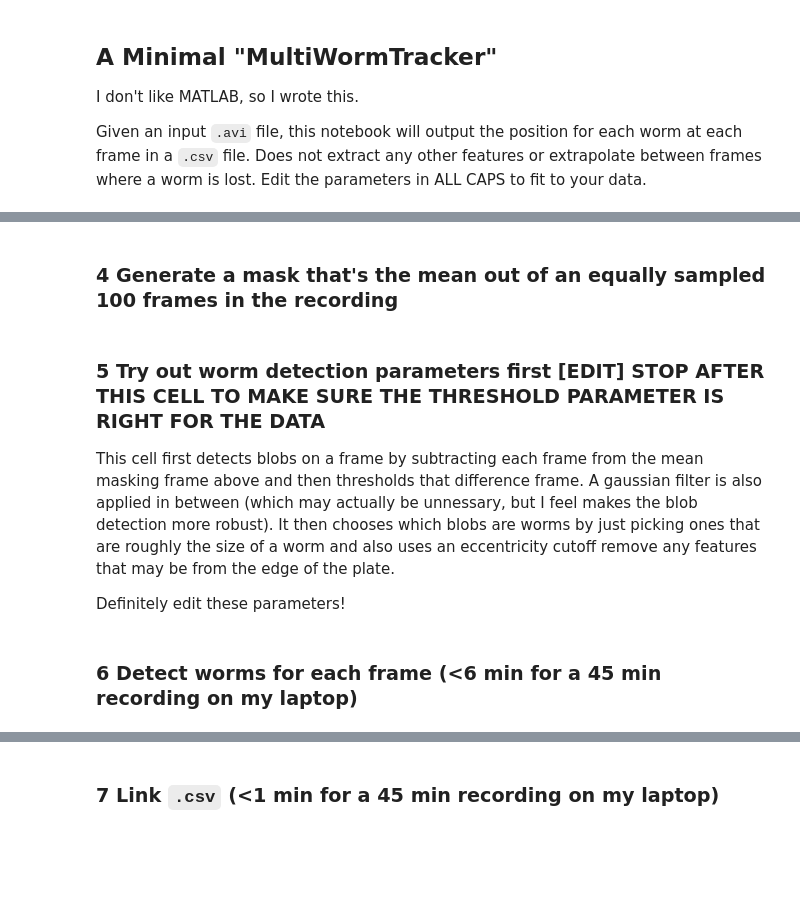
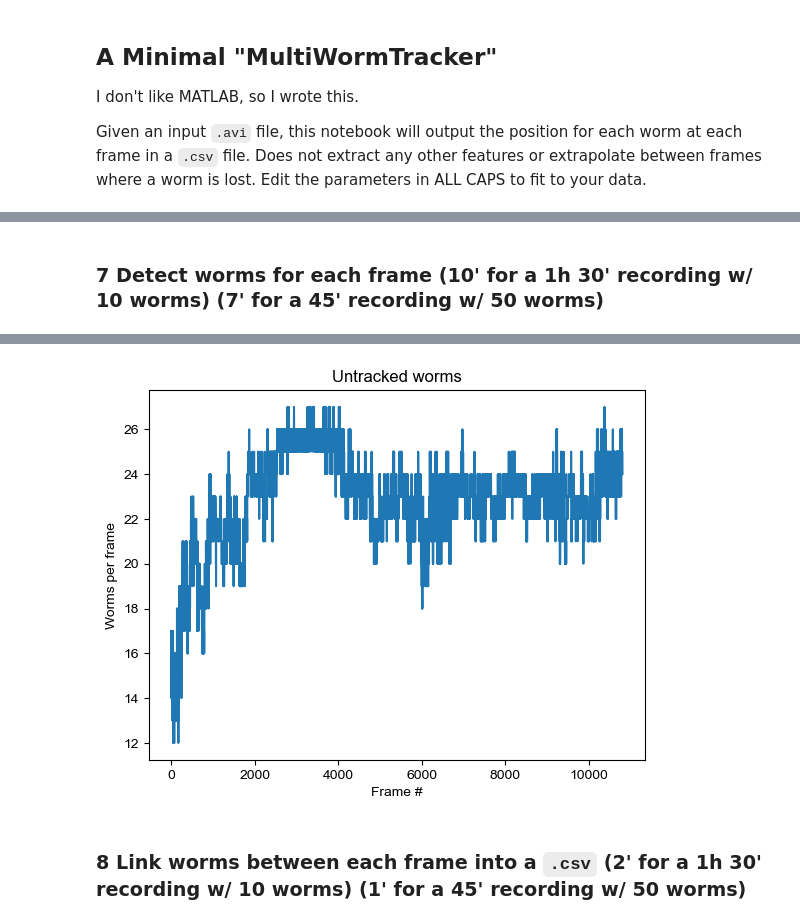
Before and after one commit to azwang10/multi-worm-tracker, a Jupyter notebook: multiwormtracker.ipynb, the cells around one changed output, grey strips where cells are left out. Drawn from its saved outputs; the diff is of its cells as text; code cells hidden in the pictures; blank space fills up the shorter version.

```diff
--- a/multiwormtracker.ipynb
+++ b/multiwormtracker.ipynb
@@ -34,35 +93,8 @@ convert_to_tif(INPUT_AVI, scratch_dir, FRAME_LIMIT)
-# %% [markdown]
-### 4 Generate a mask that's the mean out of an equally sampled 100 frames in the recording
-# %%
-%%time
-
-#comment if not needed
-make_mask(scratch_dir)
-
-#for plotting
-mask = show_mask(scratch_dir)
-# %% [markdown]
-### 5 Try out worm detection parameters first [EDIT] STOP AFTER THIS CELL TO MAKE SURE THE THRESHOLD PARAMETER IS RIGHT FOR THE DATA
-
-This cell first detects blobs on a frame by subtracting each frame from the mean masking frame above and then thresholds that difference frame. A gaussian filter is also applied in between (which may actually be unnessary, but I feel makes the blob detection more robust). It then chooses which blobs are worms by just picking ones that are roughly the size of a worm and also uses an eccentricity cutoff remove any features that may be from the edge of the plate.
-
-Definitely edit these parameters!
-# %%
-#EDIT
-SIGMA = 2 #can just be kept as two
-THRESHOLD = 12 #THE MOST IMPORTANT PARAMETER AND NEEDS TO BE ADJUSTED FOR EACH VIDEO TO MAKE THE AVERAGE AREA OF A WORM ROUGHLY 100 px
-#I'VE BEEN PICKING EVEN NUMBERS BETWEEN 8 and 14
-AREA_RANGE = (25, 175) #can just be kept in this range
-ECCENTRICITY_RANGE = (0, 0.99) #can also just be kept in this range (just meant to cut out any plate artifacts)
-
-check_params(scratch_dir, mask, SIGMA, THRESHOLD, AREA_RANGE, ECCENTRICITY_RANGE, rows=10)
 # %% [markdown]
-### 6 Detect worms for each frame (<6 min for a 45 min recording on my laptop)
+### 7 Detect worms for each frame (10' for a 1h 30' recording w/ 10 worms) (7' for a 45' recording w/ 50 worms)
 # %%
 %%time
 
-#comment if not needed
-detect_worms(scratch_dir, mask, SIGMA, THRESHOLD, AREA_RANGE, ECCENTRICITY_RANGE)
-
-#for plotting
+detect_worms(scratch_dir, mask, THRESHOLD, SIGMA, AREA_RANGE, ECCENTRICITY_RANGE, IMAGE_MEAN)
 plot_worms(scratch_dir)
+# %% [output]
@@ -69,5 +103,6 @@ plot_worms(scratch_dir)
+[figure, added]
 # %% [markdown]
-### 7 Link `.csv` (<1 min for a 45 min recording on my laptop)
+### 8 Link worms between each frame into a `.csv` (2' for a 1h 30' recording w/ 10 worms) (1' for a 45' recording w/ 50 worms)
 # %%
 %%time
 
```
Also changed, not shown: parts of 21 cells of this notebook, 2 other files.
